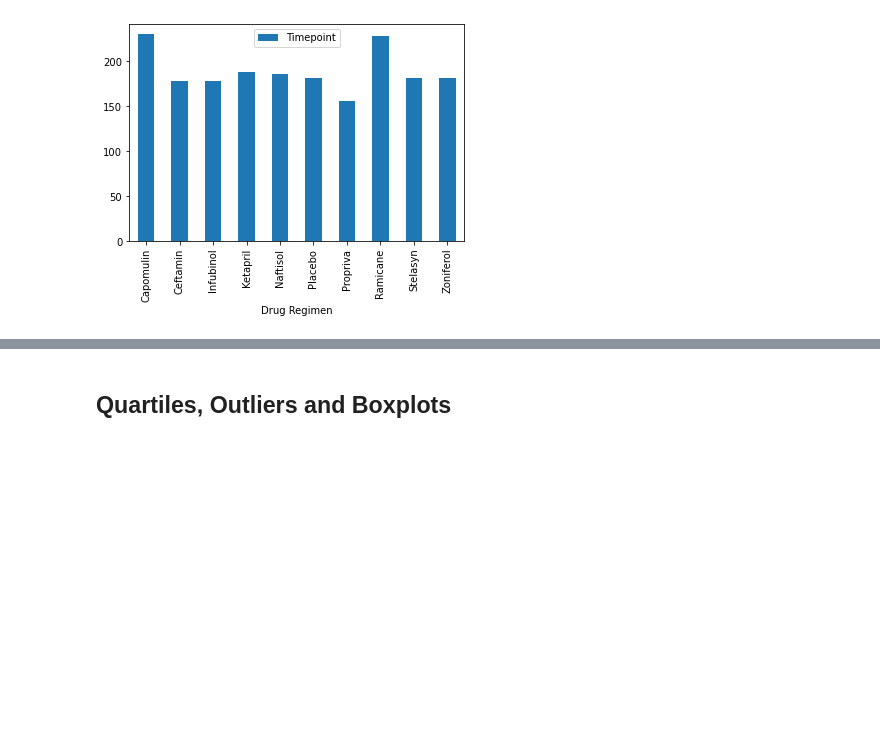
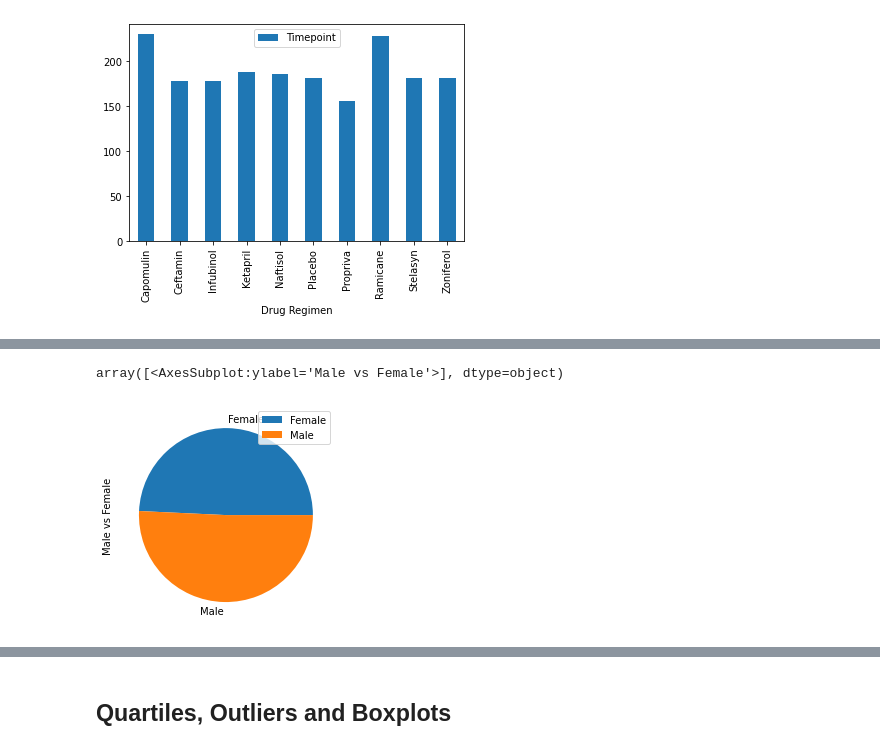
Before and after one commit to steskalja/Pymaceuticals, a Jupyter notebook: pymaceuticals.ipynb, the cells around one changed output, grey strips where cells are left out. Saved outputs shown, nothing was run; the diff lists cells and outputs as text; code cells hidden in the pictures; blank space fills up the shorter version.

```diff
--- a/pymaceuticals.ipynb
+++ b/pymaceuticals.ipynb
@@ -132,4 +149,11 @@ Index(['Timepoint'], dtype='object')
 # %%
 # Generate a pie plot showing the distribution of female versus male mice using pandas
+
+ms_c = clean_df[['Sex','Mouse ID']].groupby('Sex').count()
+#ms_c = ms_c.reset_index
+ms_c.plot.pie(subplots=True,ylabel='Male vs Female')
+# %% [output]
+array([<AxesSubplot:ylabel='Male vs Female'>], dtype=object)
+[figure, added]
 # %%
 # Generate a pie plot showing the distribution of female versus male mice using pyplot
```
Also changed, not shown: parts of 5 cells of this notebook.
